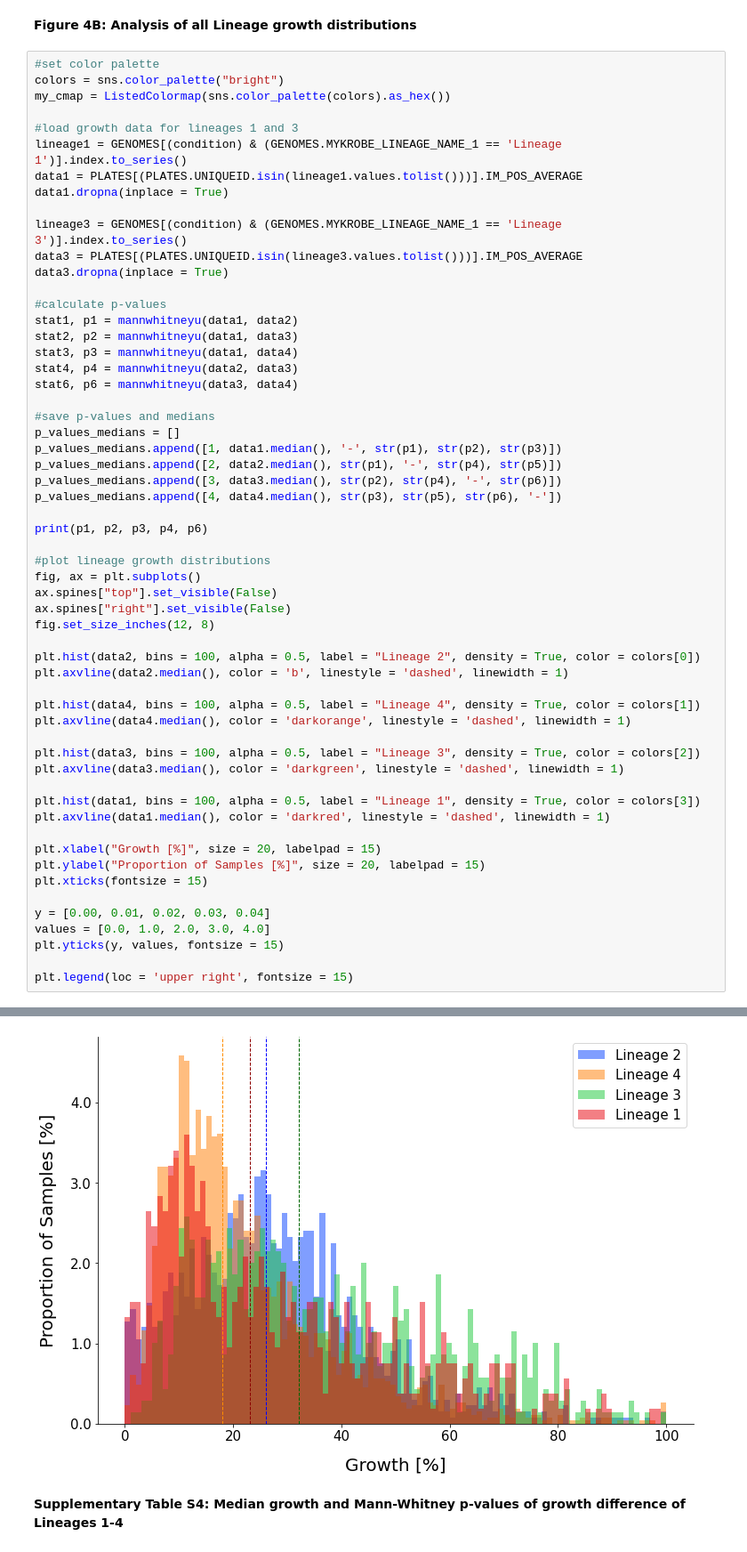
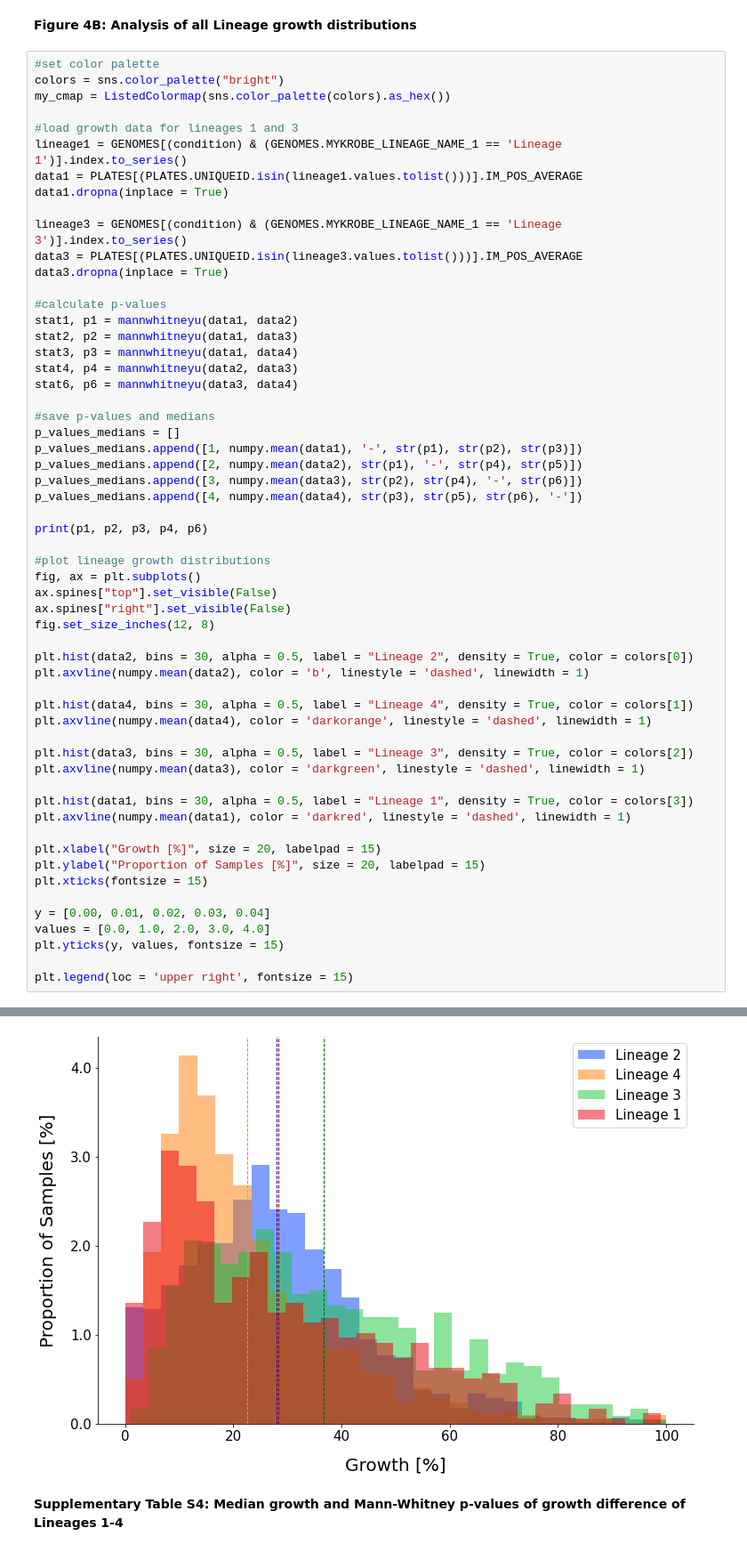
Before and after one commit to fowler-lab/tb-rnap-compensation, a Jupyter notebook: Recreate_figures_paper.ipynb, the cells around one changed output, grey strips where cells are left out. Shown at 89% size. Cells and saved outputs as stored; diff of their text form.

```diff
--- a/Recreate_figures_paper.ipynb
+++ b/Recreate_figures_paper.ipynb
@@ -917,46 +910,46 @@ stat3, p3 = mannwhitneyu(data1, data4)
 stat4, p4 = mannwhitneyu(data2, data3)
 stat6, p6 = mannwhitneyu(data3, data4)
 
 #save p-values and medians
 p_values_medians = []
-p_values_medians.append([1, data1.median(), '-', str(p1), str(p2), str(p3)])
-p_values_medians.append([2, data2.median(), str(p1), '-', str(p4), str(p5)])
-p_values_medians.append([3, data3.median(), str(p2), str(p4), '-', str(p6)])
-p_values_medians.append([4, data4.median(), str(p3), str(p5), str(p6), '-'])
+p_values_medians.append([1, numpy.mean(data1), '-', str(p1), str(p2), str(p3)])
+p_values_medians.append([2, numpy.mean(data2), str(p1), '-', str(p4), str(p5)])
+p_values_medians.append([3, numpy.mean(data3), str(p2), str(p4), '-', str(p6)])
+p_values_medians.append([4, numpy.mean(data4), str(p3), str(p5), str(p6), '-'])
 
 print(p1, p2, p3, p4, p6)
 
 #plot lineage growth distributions
 fig, ax = plt.subplots()
 ax.spines["top"].set_visible(False)
 ax.spines["right"].set_visible(False)
 fig.set_size_inches(12, 8)
 
-plt.hist(data2, bins = 100, alpha = 0.5, label = "Lineage 2", density = True, color = colors[0])
-plt.axvline(data2.median(), color = 'b', linestyle = 'dashed', linewidth = 1)
+plt.hist(data2, bins = 30, alpha = 0.5, label = "Lineage 2", density = True, color = colors[0])
+plt.axvline(numpy.mean(data2), color = 'b', linestyle = 'dashed', linewidth = 1)
 
-plt.hist(data4, bins = 100, alpha = 0.5, label = "Lineage 4", density = True, color = colors[1])
-plt.axvline(data4.median(), color = 'darkorange', linestyle = 'dashed', linewidth = 1)
+plt.hist(data4, bins = 30, alpha = 0.5, label = "Lineage 4", density = True, color = colors[1])
+plt.axvline(numpy.mean(data4), color = 'darkorange', linestyle = 'dashed', linewidth = 1)
 
-plt.hist(data3, bins = 100, alpha = 0.5, label = "Lineage 3", density = True, color = colors[2])
-plt.axvline(data3.median(), color = 'darkgreen', linestyle = 'dashed', linewidth = 1)
+plt.hist(data3, bins = 30, alpha = 0.5, label = "Lineage 3", density = True, color = colors[2])
+plt.axvline(numpy.mean(data3), color = 'darkgreen', linestyle = 'dashed', linewidth = 1)
 
-plt.hist(data1, bins = 100, alpha = 0.5, label = "Lineage 1", density = True, color = colors[3])
-plt.axvline(data1.median(), color = 'darkred', linestyle = 'dashed', linewidth = 1)
+plt.hist(data1, bins = 30, alpha = 0.5, label = "Lineage 1", density = True, color = colors[3])
+plt.axvline(numpy.mean(data1), color = 'darkred', linestyle = 'dashed', linewidth = 1)
 
 plt.xlabel("Growth [%]", size = 20, labelpad = 15)
 plt.ylabel("Proportion of Samples [%]", size = 20, labelpad = 15)
 plt.xticks(fontsize = 15)
 
 y = [0.00, 0.01, 0.02, 0.03, 0.04]
 values = [0.0, 1.0, 2.0, 3.0, 4.0]
 plt.yticks(y, values, fontsize = 15)
 
 plt.legend(loc = 'upper right', fontsize = 15)
 # %% [output]
 0.07173783246510695 8.681782045749693e-14 1.2195220570564877e-05 8.364334313772049e-16 3.312777531300847e-64
 <matplotlib.legend.Legend at 0x...>
-[figure, old version]
+[figure, new version]
 # %% [markdown]
 **Supplementary Table S4: Median growth and Mann-Whitney p-values of growth difference of Lineages 1-4**
 # %%
```
Also changed, not shown: parts of 13 cells of this notebook.
